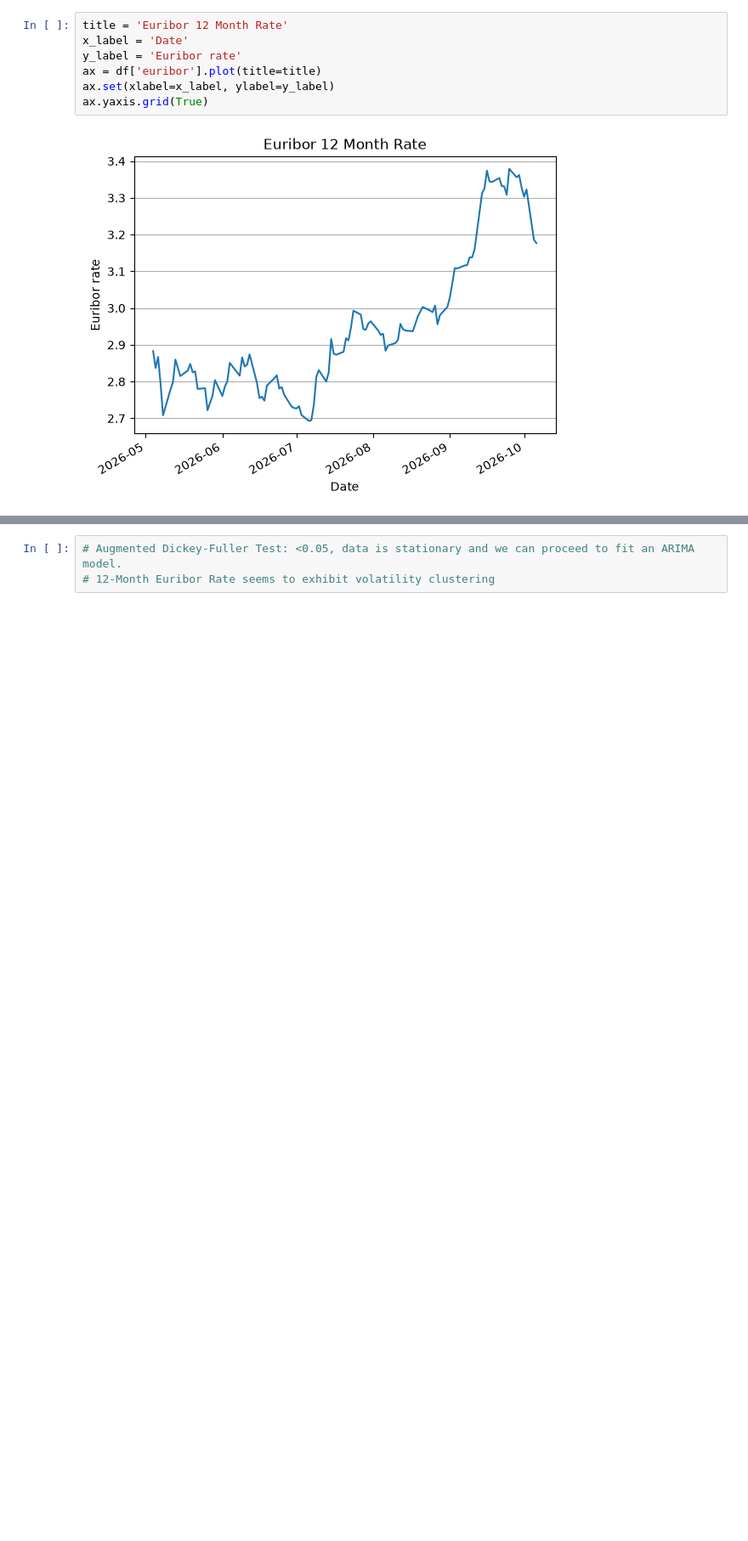
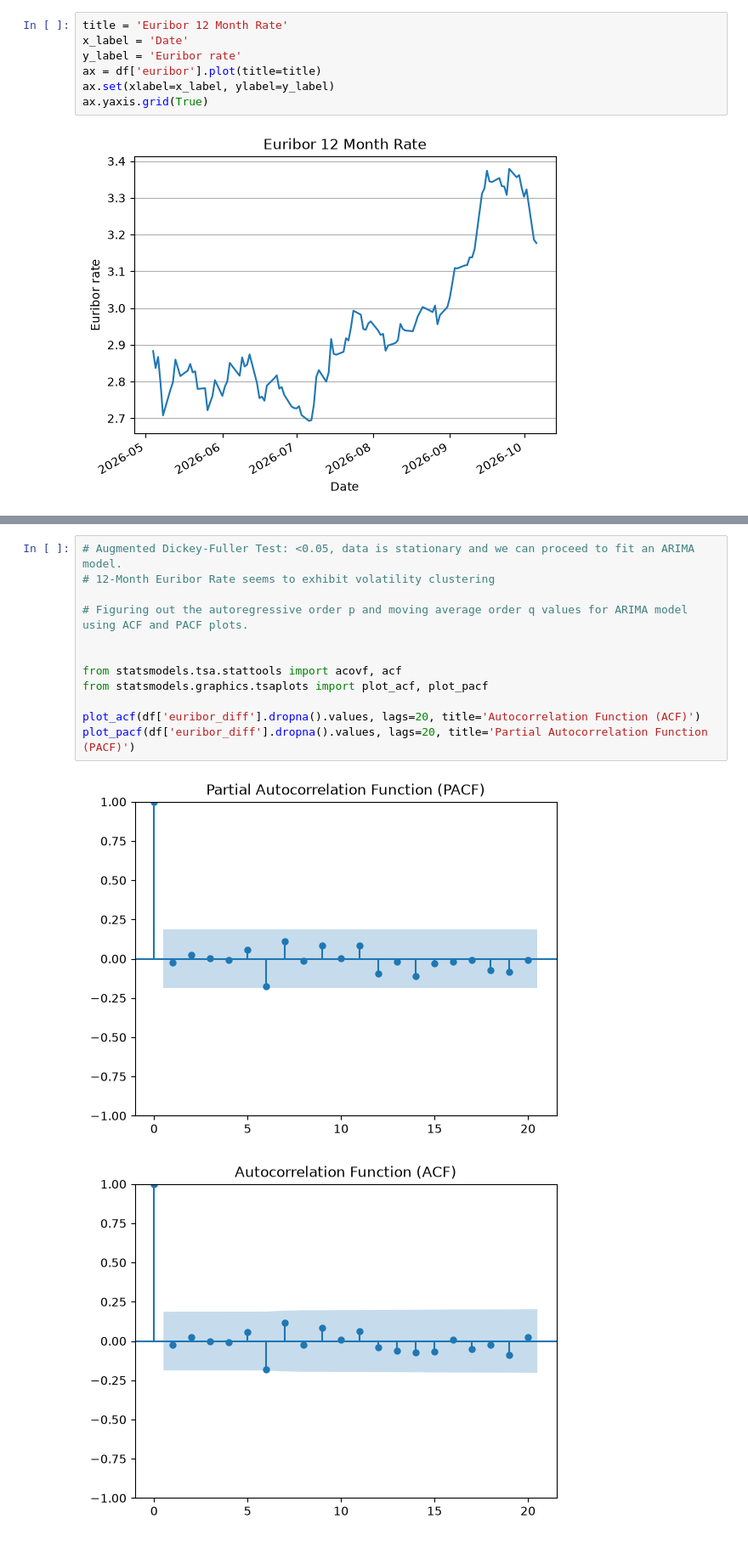
Before and after one commit to Mirrbe/Time-Series-Econometrics, a Jupyter notebook: arima_model.ipynb, the cells around one changed output, grey strips where cells are left out. Shown at 85% size. Drawn from its saved outputs; the diff is of its cells as text; blank space fills up the shorter version.

```diff
--- a/arima_model.ipynb
+++ b/arima_model.ipynb
@@ -66,3 +66,15 @@ Augmented Dickey-Fuller Test: 9.417065471120215e-08
 # %%
 # Augmented Dickey-Fuller Test: <0.05, data is stationary and we can proceed to fit an ARIMA model.
 # 12-Month Euribor Rate seems to exhibit volatility clustering
+
+# Figuring out the autoregressive order p and moving average order q values for ARIMA model using ACF and PACF plots.
+
+
+from statsmodels.tsa.stattools import acovf, acf
+from statsmodels.graphics.tsaplots import plot_acf, plot_pacf
+
+plot_acf(df['euribor_diff'].dropna().values, lags=20, title='Autocorrelation Function (ACF)')
+plot_pacf(df['euribor_diff'].dropna().values, lags=20, title='Partial Autocorrelation Function (PACF)')
+# %% [output]
+[figure, added]
+[figure, added]
```
Also changed, not shown: parts of 6 cells of this notebook, 2 other files.
